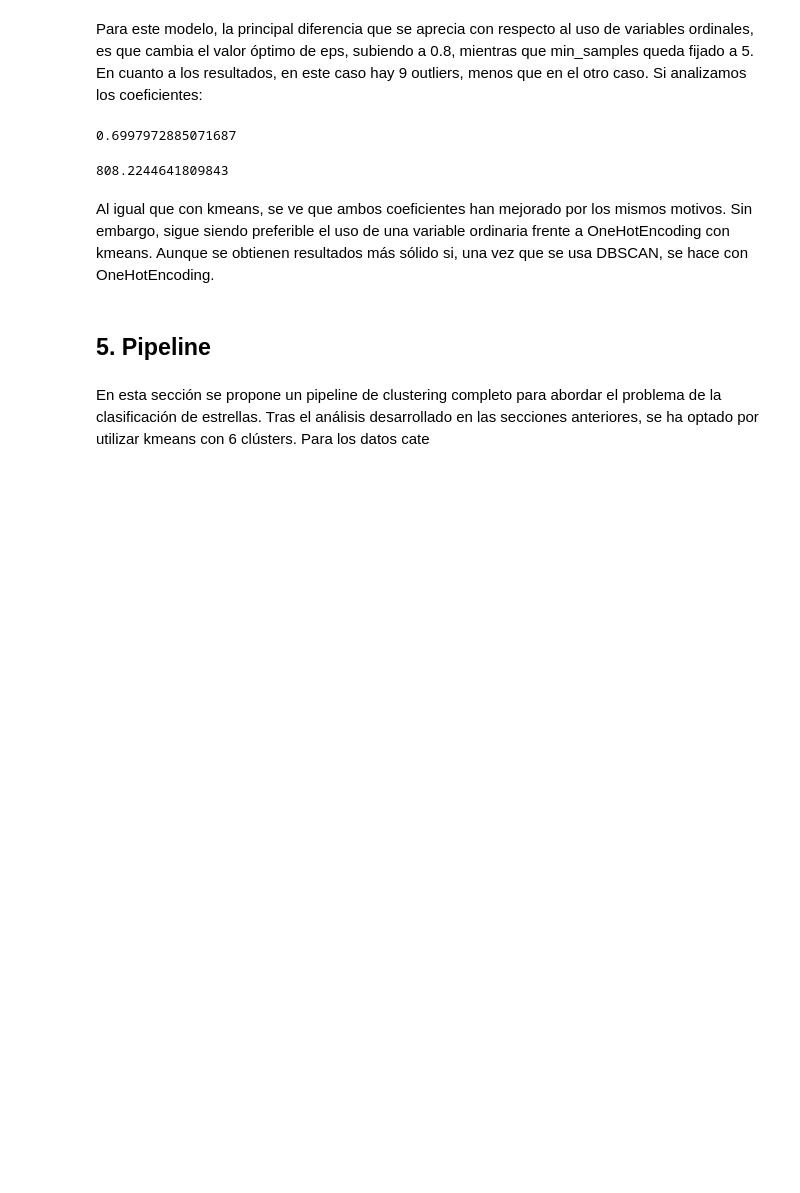
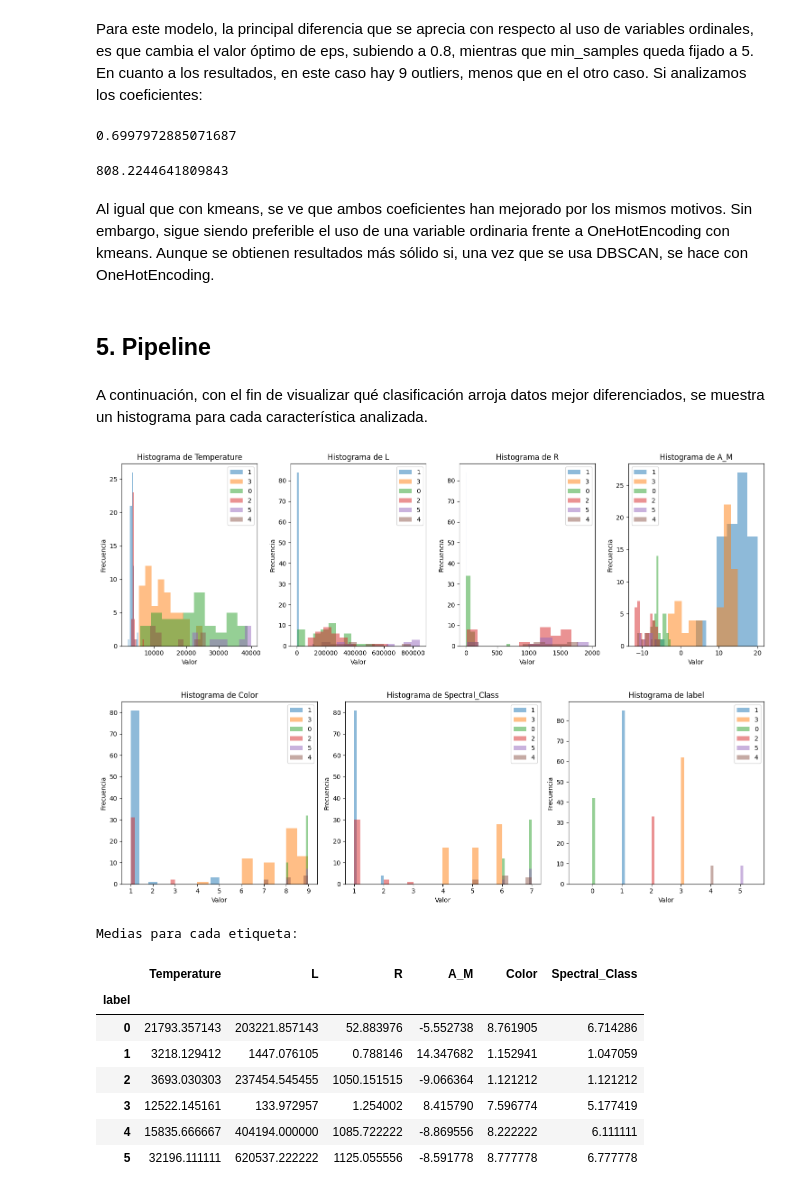
Before and after one commit to RodrigoMaroto/Practica2-ML, a Jupyter notebook: Practica2.ipynb, the cells around one changed output. Cells and saved outputs as stored; diff of their text form; code cells hidden in the pictures; blank space fills up the shorter version.

```diff
--- a/Practica2.ipynb
+++ b/Practica2.ipynb
@@ -135,10 +127,9 @@ X_ohe = pd.concat([df, new_col_color, new_col_sc], axis = 1)
 X_ohe.drop(columns = ['Color', 'Spectral_Class'], inplace = True)
 features = X_ohe.columns
 # %%
-X_ohe = scale(X_ohe)
-
+X_ohe_scaled = scale(X_ohe)
 pca = PCA(n_components=2)
-X_ohe_pca = pca.fit_transform(X_ohe)
+X_ohe_pca = pca.fit_transform(X_ohe_scaled)
 # %%
 loadings = np.abs(pca.components_[:2].T * np.sqrt(pca.explained_variance_[:2]))
 
@@ -192,7 +183,8 @@ sc_values = {"M": 1, "K": 2, "G":3, "F":4, "A":5, "B":6, "O":7}
 df['Spectral_Class'] = df['Spectral_Class'].map(sc_values)
 features = df.columns
 # %%
-X_ord = scale(df)
-
+X_ord = df
+X_ord_scaled = scale(df)
+print(X_ord)
 pca = PCA(n_components=2)
-X_ord_pca = pca.fit_transform(X_ord)
+X_ord_pca = pca.fit_transform(X_ord_scaled)
@@ -271,3 +275,10 @@ y_predict_kmeans = modelo_kmeans.fit_predict(X_ord_pca)
+# %%
+modelo_kmeans = KMeans(n_clusters=6, random_state=100454455)
+y_predict_kmeans = modelo_kmeans.fit_predict(X_ord_pca)
+
+# Guardamos un nuevo dataframe en el que añadimos una nueva columna que contiene la etiqueta asignada
+predicciones = pd.DataFrame({'label': y_predict_kmeans})
+kmeans_ord_df = pd.concat([X_ord, predicciones], axis = 1)
 # %%
 # Representación gráfica: grupos originales vs clusters creados
 # ==============================================================================
@@ -697,5 +765,39 @@ dbscan_calinski_harabasz_score
 Al igual que con kmeans, se ve que ambos coeficientes han mejorado por los mismos motivos. Sin embargo, sigue siendo preferible el uso de una variable ordinaria frente a OneHotEncoding con kmeans. Aunque se obtienen resultados más sólido si, una vez que se usa DBSCAN, se hace con OneHotEncoding.
 # %% [markdown]
 ## 5. Pipeline
-# %% [markdown]
-En esta sección se propone un pipeline de clustering completo para abordar el problema de la clasificación de estrellas. Tras el análisis desarrollado en las secciones anteriores, se ha optado por utilizar kmeans con 6 clústers. Para los datos cate
+# %% [markdown]
+A continuación, con el fin de visualizar qué clasificación arroja datos mejor diferenciados, se muestra un histograma para cada característica analizada.
+# %%
+df = kmeans_ord_df
+labels = df['label'].unique()
+column_groups = [df.columns[i:i+4] for i in range(0, len(df.columns)-1, 4)]
+
+for group in column_groups:
+    fig, axs = plt.subplots(1, len(group), figsize=(15, 5))
+    for i, column in enumerate(group):
+        for label in labels:
+            axs[i].hist(df[df['label'] == label][column], alpha=0.5, label=label)
+        axs[i].set_title('Histograma de {}'.format(column))
+        axs[i].set_xlabel('Valor')
+        axs[i].set_ylabel('Frecuencia')
+        axs[i].legend()
+    plt.tight_layout()
+    plt.show()
+
+means = df.groupby('label').mean()
+
+# Mostrar las medias en una tabla
+print("Medias para cada etiqueta:")
+means
+# %% [output]
+[figure, added]
+[figure, added]
+Medias para cada etiqueta:
+|  | Temperature | L | R | A_M | Color | Spectral_Class |
+| label |  |  |  |  |  |  |
+| 0 | 21793.357143 | 203221.857143 | 52.883976 | -5.552738 | 8.761905 | 6.714286 |
+| 1 | 3218.129412 | 1447.076105 | 0.788146 | 14.347682 | 1.152941 | 1.047059 |
+| 2 | 3693.030303 | 237454.545455 | 1050.151515 | -9.066364 | 1.121212 | 1.121212 |
+| 3 | 12522.145161 | 133.972957 | 1.254002 | 8.415790 | 7.596774 | 5.177419 |
+| 4 | 15835.666667 | 404194.000000 | 1085.722222 | -8.869556 | 8.222222 | 6.111111 |
+| 5 | 32196.111111 | 620537.222222 | 1125.055556 | -8.591778 | 8.777778 | 6.777778 |
```
Also changed, not shown: parts of 16 cells of this notebook.
